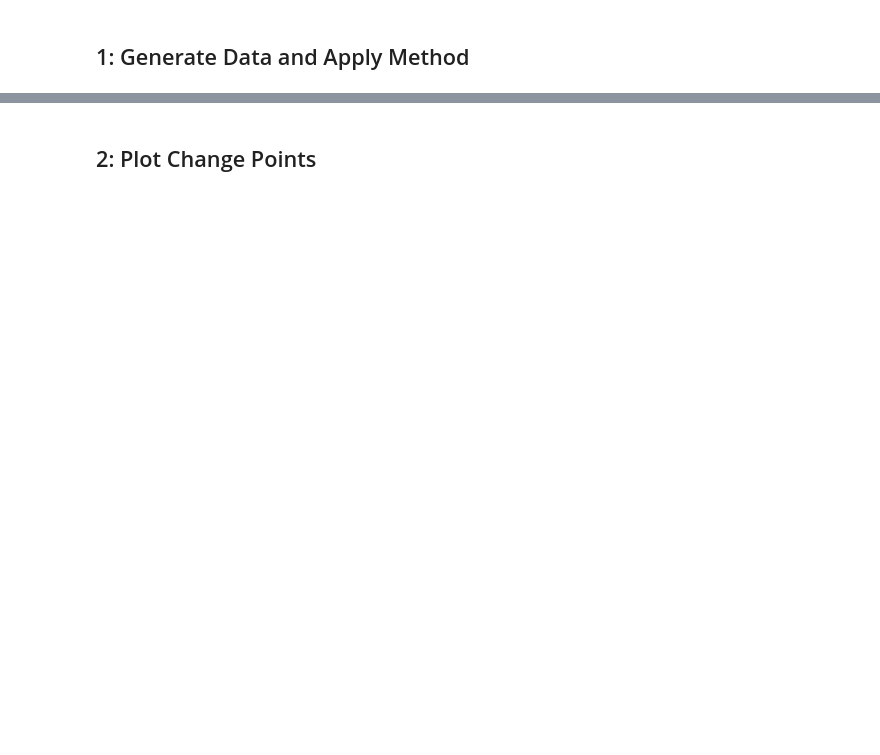
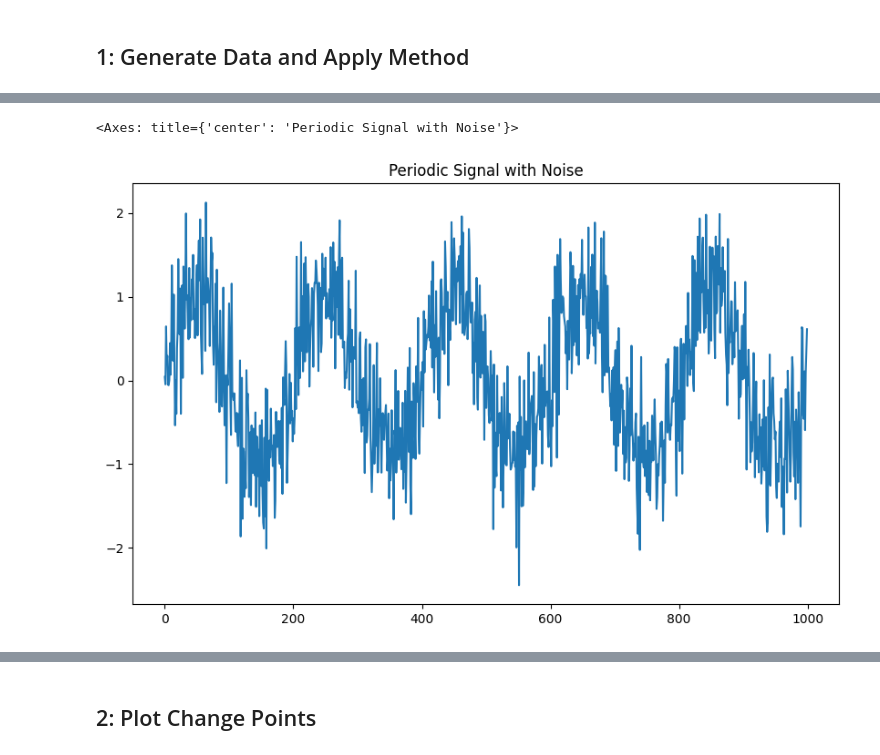
Before and after one commit to coalbert-cisco/change-point-detection, a Jupyter notebook: change-point-detection-tester.ipynb, the cells around one changed output, grey strips where cells are left out. Drawn from its saved outputs; the diff is of its cells as text; code cells hidden in the pictures; blank space fills up the shorter version.

```diff
--- a/change-point-detection-tester.ipynb
+++ b/change-point-detection-tester.ipynb
@@ -24,0 +56,7 @@ from change_point_detection_helper import threshold_finder, detect_change_points
+# %%
+
+
+series4.plot(title=series4.name, figsize=(10, 6))
+# %% [output]
+<Axes: title={'center': 'Periodic Signal with Noise'}>
+[figure, added]
```
Also changed, not shown: parts of 12 cells of this notebook, 1 other file.
